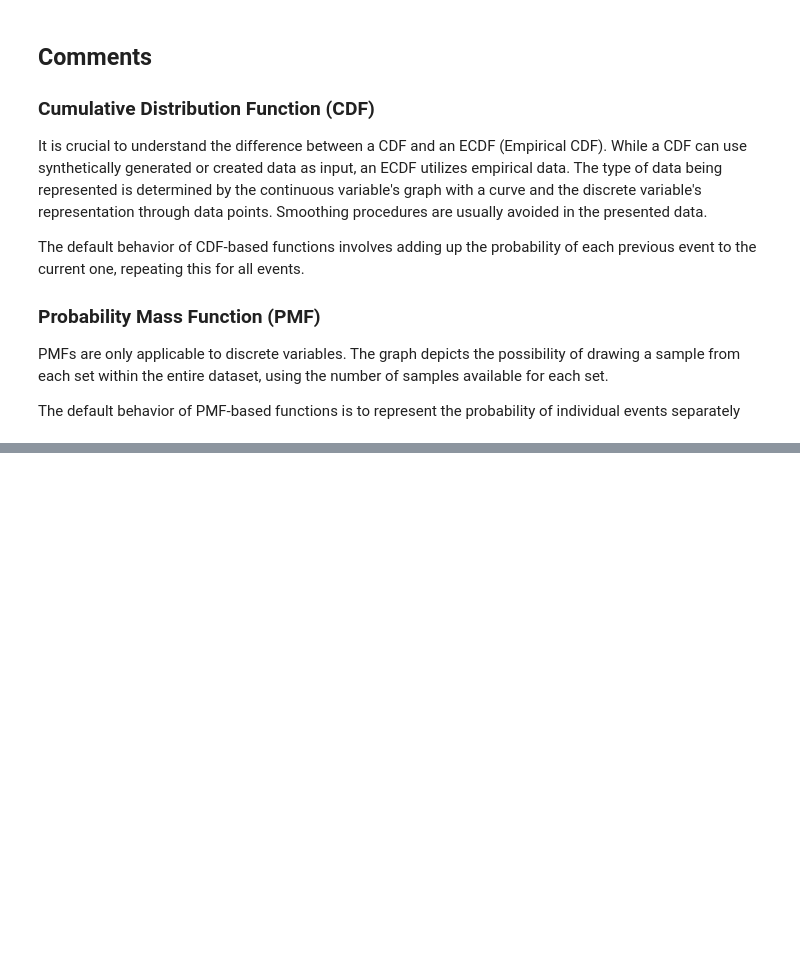
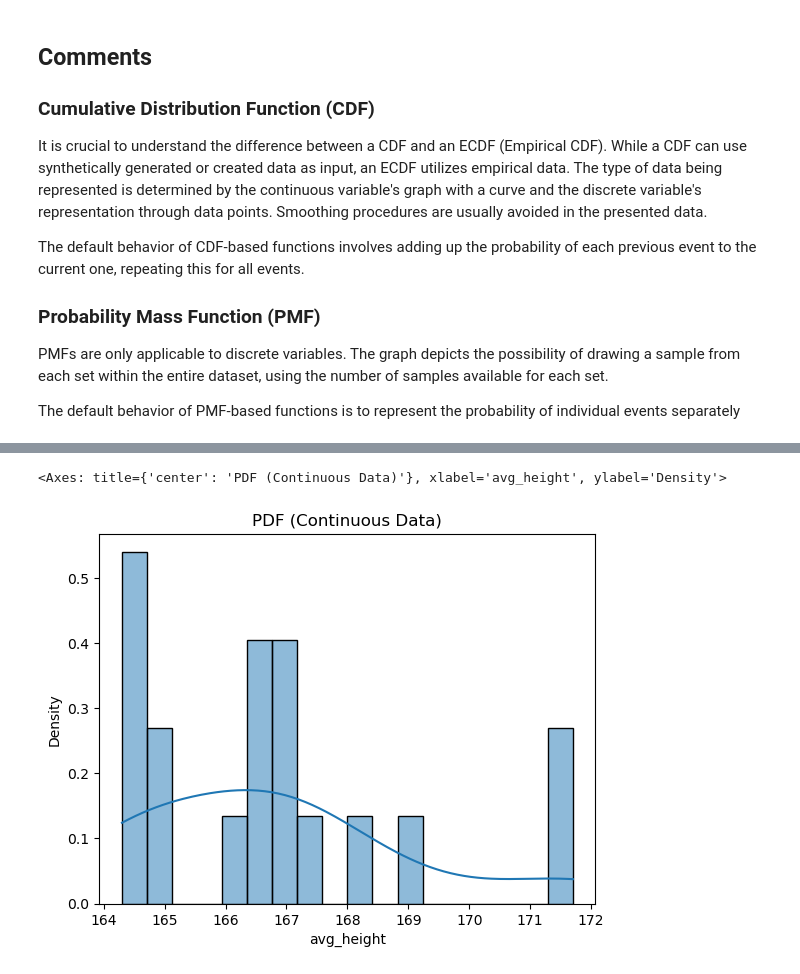
Before and after one commit to oliveiraleo/2035025-Quantitative_Methods, a Jupyter notebook: tasks/task1_plot-CDF_PMF.ipynb, the cells around one changed output, grey strips where cells are left out. Saved outputs shown, nothing was run; the diff lists cells and outputs as text; code cells hidden in the pictures; blank space fills up the shorter version.

```diff
--- a/tasks/task1_plot-CDF_PMF.ipynb
+++ b/tasks/task1_plot-CDF_PMF.ipynb
@@ -95,0 +167,6 @@ The default behavior of PMF-based functions is to represent the probability of i
+# %%
+plt.title("PDF (Continuous Data)")
+sns.histplot(df_continuous["avg_height"], kde=True, stat="density", bins=len(df_continuous))
+# %% [output]
+<Axes: title={'center': 'PDF (Continuous Data)'}, xlabel='avg_height', ylabel='Density'>
+[figure, added]
```
Also changed, not shown: parts of 10 cells of this notebook.
